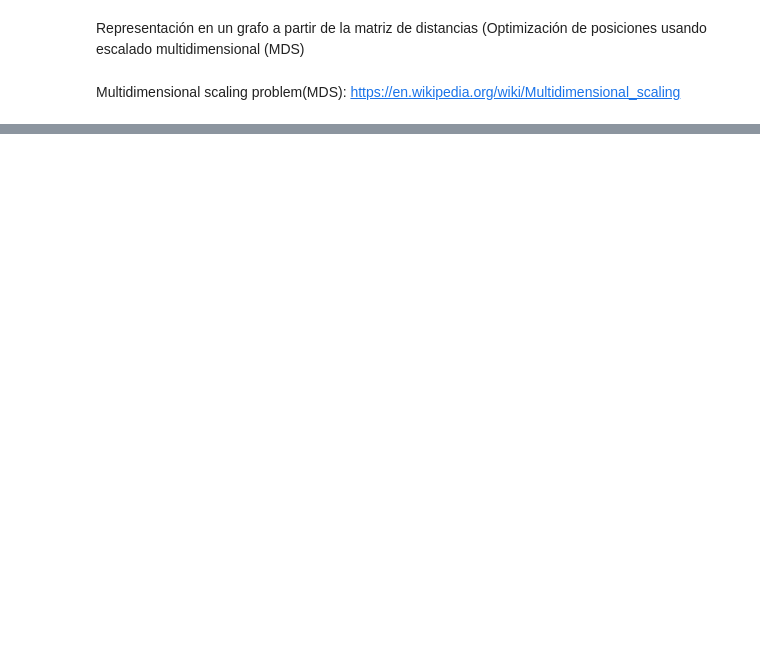
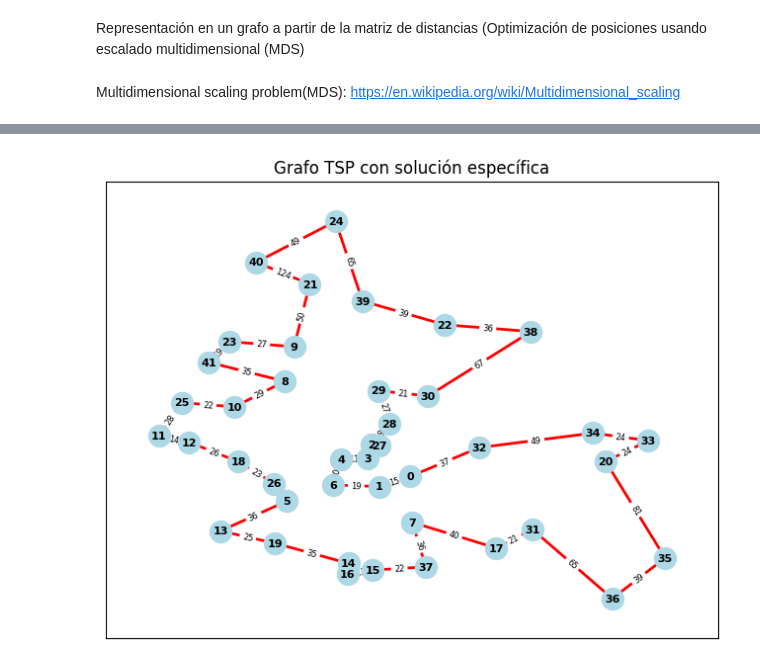
Before and after one commit to carlosbravo1408/03MIAR-Algoritmos-de-Optimizacion-2025, a Jupyter notebook: AG3/Algoritmos_AG3.ipynb, the cells around one changed output, grey strips where cells are left out. Cells and saved outputs as stored; diff of their text form; code cells hidden in the pictures; blank space fills up the shorter version.

```diff
--- a/AG3/Algoritmos_AG3.ipynb
+++ b/AG3/Algoritmos_AG3.ipynb
@@ -440,0 +749,4 @@ plot_tsp_solution(problem.edge_weights, solucion)
+# %%
+plot_tsp_solution(problem.edge_weights, sol)
+# %% [output]
+[figure, added]
```
Also changed, not shown: parts of 19 cells of this notebook.
